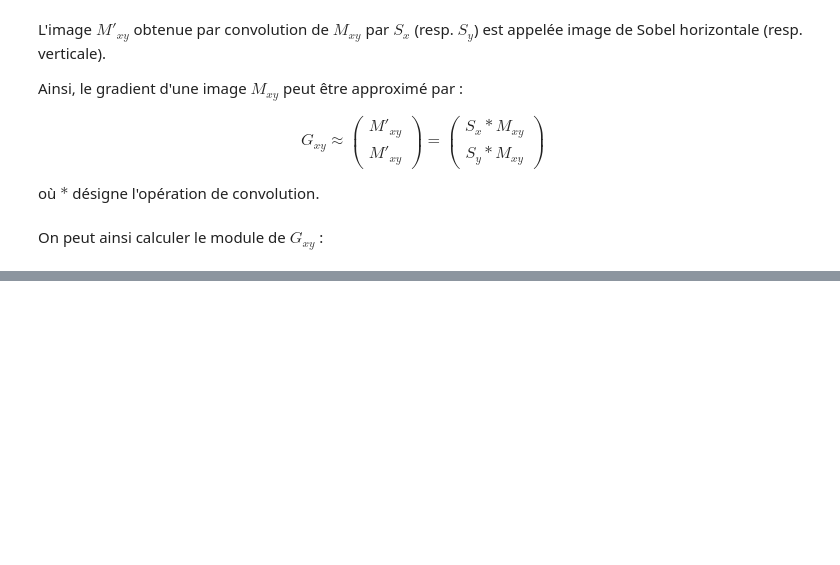
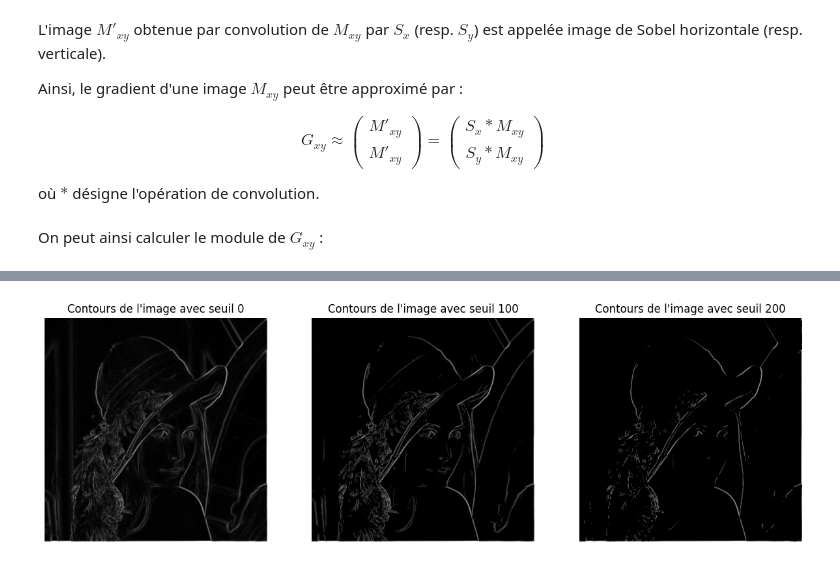
Before and after one commit to cmnemoi/cytech_traitement_du_signal, a Jupyter notebook: notebook/rapport.ipynb, the cells around one changed output, grey strips where cells are left out. Drawn from its saved outputs; the diff is of its cells as text; code cells hidden in the pictures; blank space fills up the shorter version.

Commit message:
Update report (#8)
* feat: Add lines on threshold to adjust filter sensibility

* feat: Add anti noise filter

```diff
--- a/notebook/rapport.ipynb
+++ b/notebook/rapport.ipynb
@@ -107,0 +120,13 @@ plt.imshow(module_Gxy, cmap="gray")
+# %%
+plt.subplots(1, 3, figsize=(15, 5))
+
+for i, threshold in enumerate([0, 100, 200]):
+    filtered_image = module_Gxy.copy()
+    filtered_image[filtered_image < threshold] = 0
+
+    plt.subplot(1, 3, i+1)
+    plt.imshow(filtered_image, cmap="gray")
+    plt.title(f"Contours de l'image avec seuil {threshold}")
+    plt.axis("off")
+# %% [output]
+[figure, added]
```
Also changed, not shown: parts of 18 cells of this notebook, 2 other files.
